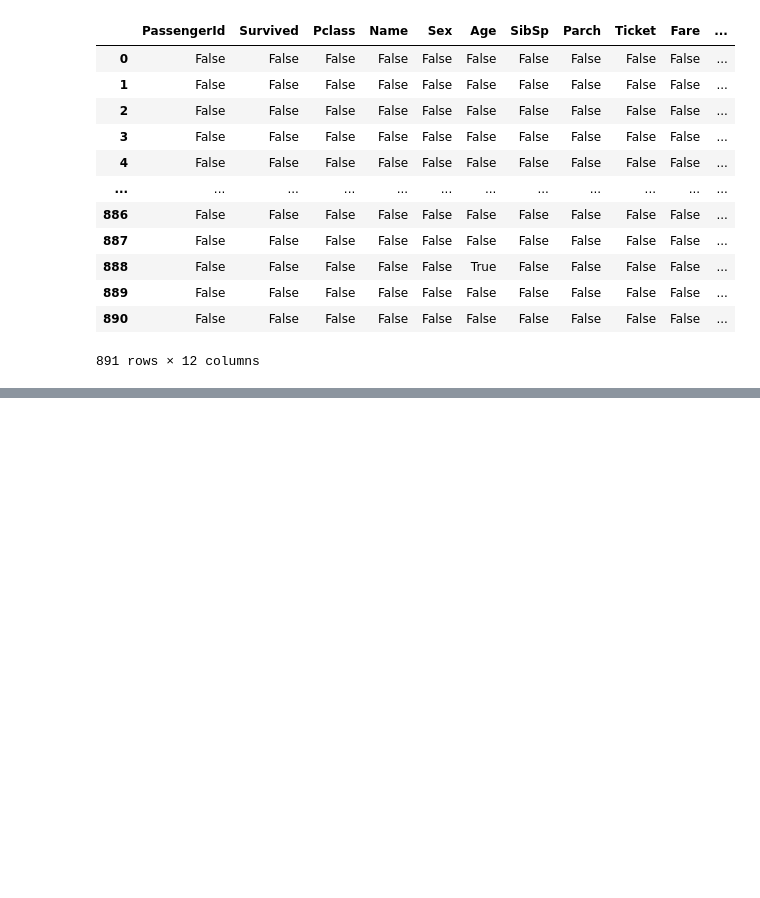
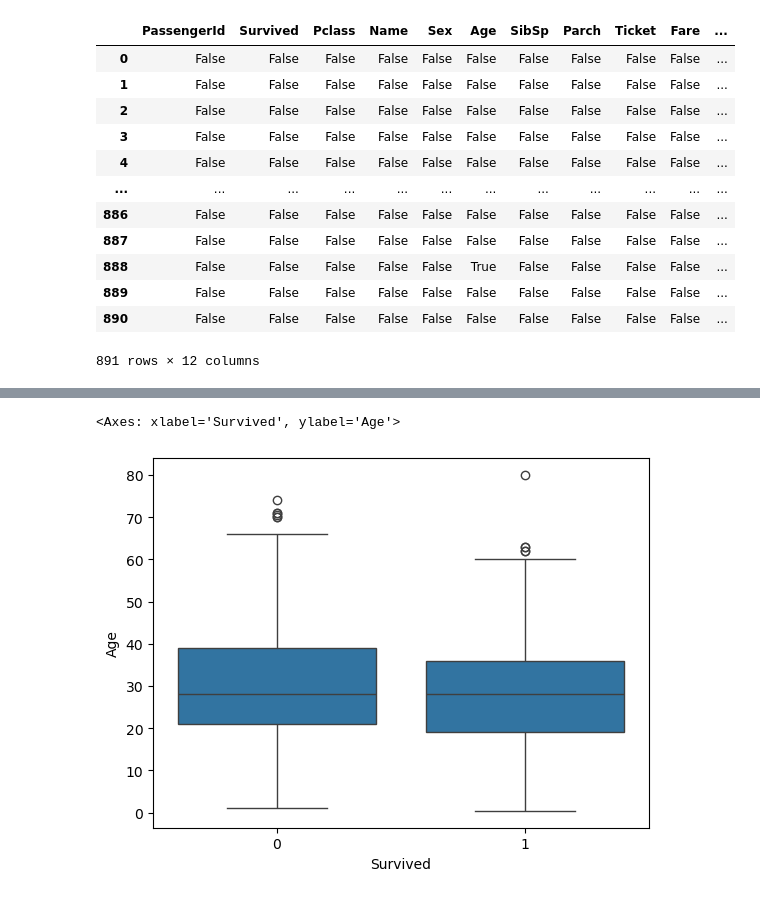
Before and after one commit to naimNB/Mechine-Learning, a Jupyter notebook: Logistic_Regression/Logistic_regression_in_titanic_dataset.ipynb, the cells around one changed output, grey strips where cells are left out. Drawn from its saved outputs; the diff is of its cells as text; code cells hidden in the pictures; blank space fills up the shorter version.

```diff
--- a/Logistic_Regression/Logistic_regression_in_titanic_dataset.ipynb
+++ b/Logistic_Regression/Logistic_regression_in_titanic_dataset.ipynb
@@ -83,0 +130,9 @@ sns.heatmap(
+# %%
+sns.boxplot(
+    data=data,
+    x='Survived',
+    y='Age'
+)
+# %% [output]
+<Axes: xlabel='Survived', ylabel='Age'>
+[figure, added]
```
Also changed, not shown: parts of 6 cells of this notebook.
